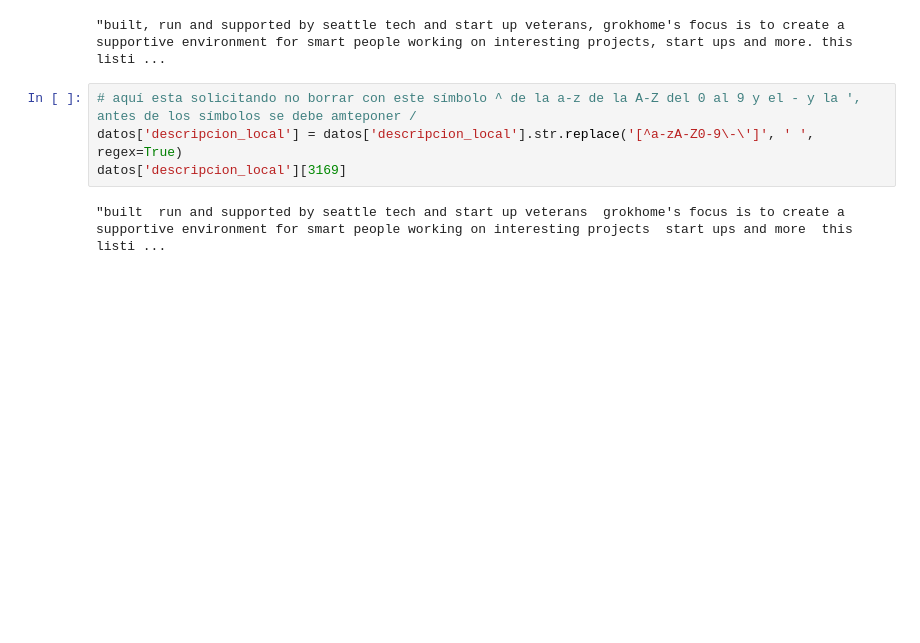
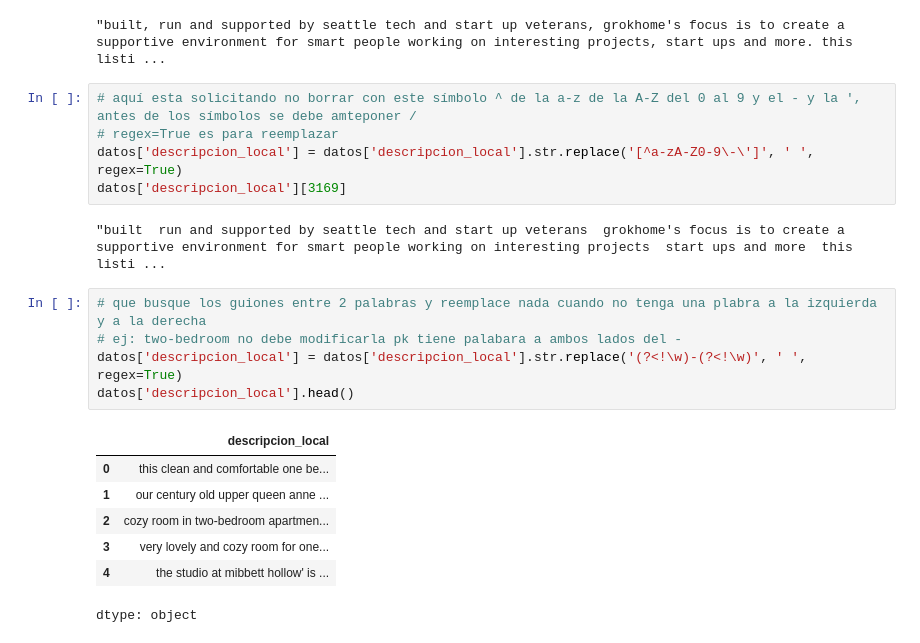
Before and after one commit to Nataliahfk/Pandas_transformacion_y_manipulacion_datos, a Jupyter notebook: Pandas_Tratamiento_Manipulacion_Datos.ipynb, the cells around one changed output. Drawn from its saved outputs; the diff is of its cells as text; blank space fills up the shorter version.

```diff
--- a/Pandas_Tratamiento_Manipulacion_Datos.ipynb
+++ b/Pandas_Tratamiento_Manipulacion_Datos.ipynb
@@ -381,7 +381,21 @@ datos['descripcion_local'][3169]
 "built, run and supported by seattle tech and start up veterans, grokhome's focus is to create a supportive environment for smart people working on interesting projects, start ups and more. this listi ...
 # %%
 # aquí esta solicitando no borrar con este símbolo ^ de la a-z de la A-Z del 0 al 9 y el - y la ', antes de los símbolos se debe amteponer /
+# regex=True es para reemplazar
 datos['descripcion_local'] = datos['descripcion_local'].str.replace('[^a-zA-Z0-9\-\']', ' ', regex=True)
 datos['descripcion_local'][3169]
 # %% [output]
 "built  run and supported by seattle tech and start up veterans  grokhome's focus is to create a supportive environment for smart people working on interesting projects  start ups and more  this listi ...
+# %%
+# que busque los guiones entre 2 palabras y reemplace nada cuando no tenga una plabra a la izquierda y a la derecha
+# ej: two-bedroom no debe modificarla pk tiene palabara a ambos lados del -
+datos['descripcion_local'] = datos['descripcion_local'].str.replace('(?<!\w)-(?<!\w)', ' ', regex=True)
+datos['descripcion_local'].head()
+# %% [output]
+|  | descripcion_local |
+| 0 | this clean and comfortable one be... |
+| 1 | our century old upper queen anne ... |
+| 2 | cozy room in two-bedroom apartmen... |
+| 3 | very lovely and cozy room for one... |
+| 4 | the studio at mibbett hollow' is ... |
+dtype: object
```
